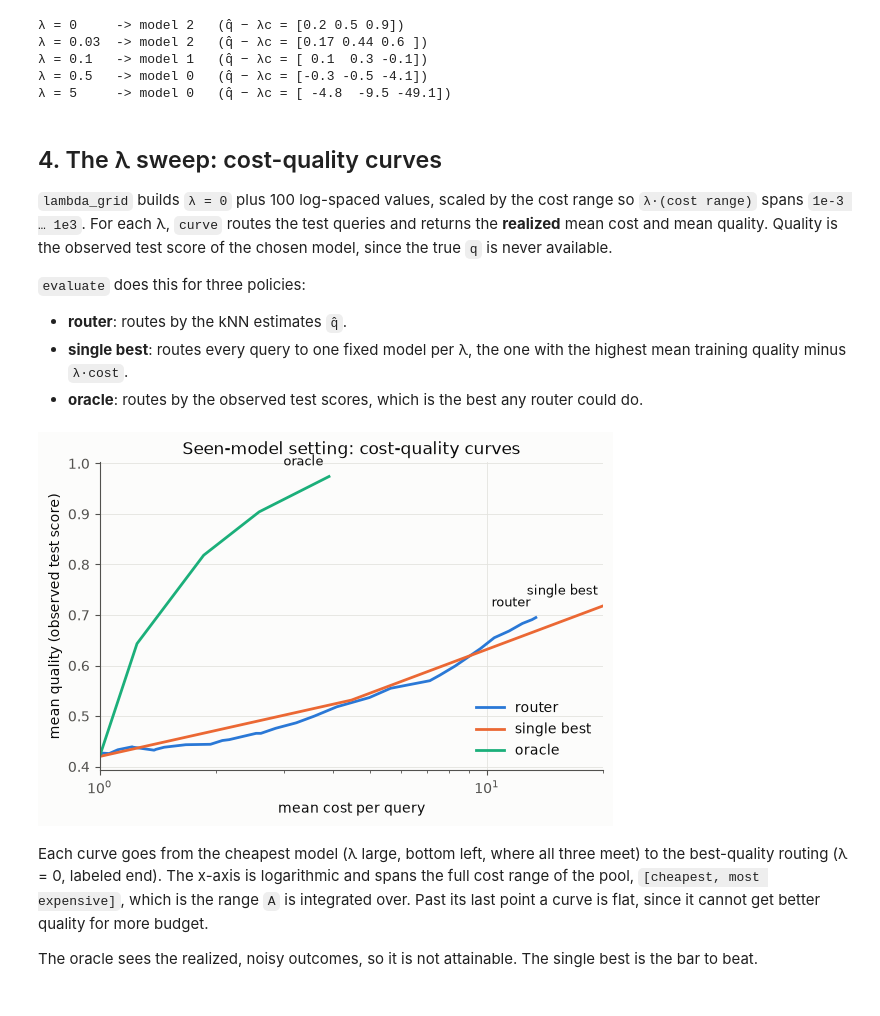
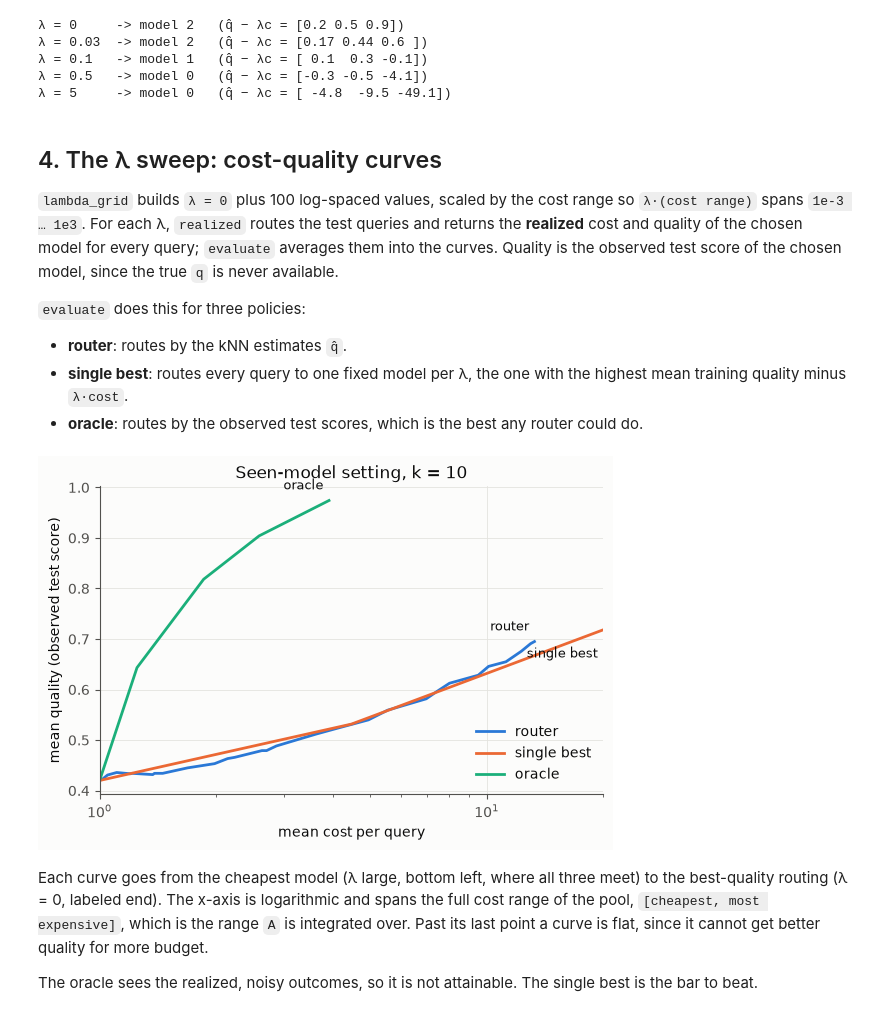
Before and after one commit to mpodolinsky/query-representation-learning, a Jupyter notebook: michal-harness/walkthrough.ipynb, the cells around one changed output. Cells and saved outputs as stored; diff of their text form; code cells hidden in the pictures.

```diff
--- a/michal-harness/walkthrough.ipynb
+++ b/michal-harness/walkthrough.ipynb
@@ -16,7 +16,7 @@ import matplotlib.pyplot as plt
 import numpy as np
 from sklearn.neighbors import NearestNeighbors
 
-from router import area, curve, evaluate, knn_estimate, lambda_grid, route
+from router import area, evaluate, knn_estimate, lambda_grid, route
 from test_router import make_data  # needs pytest installed (it is in .venv)
 
 # plot style: validated categorical slots 1-3, thin lines, recessive grid
@@ -28,6 +28,20 @@ plt.rcParams.update({"figure.facecolor": SURFACE, "axes.facecolor": SURFACE, "ax
                      "grid.color": "#e4e3df", "grid.linewidth": 0.6, "lines.linewidth": 2,
                      "figure.figsize": (6.5, 4)})
 
+
+def plot_curves(res, title):
+    # cost-quality curves of the router, the single best and the oracle returned by `evaluate`
+    fig, ax = plt.subplots()
+    for name, c in res["curves"].items():
+        ax.plot(c[:, 0], c[:, 1], color=SERIES[name], label=name.replace("_", " "))
+        ax.annotate(name.replace("_", " "), c[0], xytext=(-4, -20 if name == "single_best" else 8),
+                    textcoords="offset points", color=INK, fontsize=9, ha="right")  # label the λ = 0 end
+    ax.set(xlabel="mean cost per query", ylabel="mean quality (observed test score)",
+           xscale="log", xlim=(data.cost.min(), data.cost.max()), title=title)
+    ax.legend(frameon=False, loc="lower right")
+    plt.show()
+
+
 data, fit = make_data()
 print(f"{len(data.queries)} queries, {len(data.models)} models, "
       f"{len(data.train)} train / {len(data.test)} test")
@@ -102,26 +116,17 @@ for lam in [0, 0.03, 0.1, 0.5, 5]:
 ## 4. The λ sweep: cost-quality curves
 
 `lambda_grid` builds `λ = 0` plus 100 log-spaced values, scaled by the cost range so `λ·(cost range)` spans `1e-3 … 1e3`.
-For each λ, `curve` routes the test queries and returns the **realized** mean cost and mean quality. Quality is the observed test score of the chosen model, since the true `q` is never available.
+For each λ, `realized` routes the test queries and returns the **realized** cost and quality of the chosen model for every query; `evaluate` averages them into the curves. Quality is the observed test score of the chosen model, since the true `q` is never available.
 
 `evaluate` does this for three policies:
 - **router**: routes by the kNN estimates `q̂`.
 - **single best**: routes every query to one fixed model per λ, the one with the highest mean training quality minus `λ·cost`.
 - **oracle**: routes by the observed test scores, which is the best any router could do.
-# %%
-res = evaluate(data, fit, k=10)
-
-fig, ax = plt.subplots()
-for name, c in res["curves"].items():
-    ax.plot(c[:, 0], c[:, 1], color=SERIES[name], label=name.replace("_", " "))
-    ax.annotate(name.replace("_", " "), c[0], xytext=(-4, 8), textcoords="offset points",
-                color=INK, fontsize=9, ha="right")  # label the λ = 0 end of each curve
-ax.set(xlabel="mean cost per query", ylabel="mean quality (observed test score)",
-       xscale="log", xlim=(data.cost.min(), data.cost.max()), title="Seen-model setting: cost-quality curves")
-ax.legend(frameon=False, loc="lower right")
-plt.show()
-# %% [output]
-[figure, removed]
+# %%
+res = evaluate(data, fit, k=10)
+plot_curves(res, "Seen-model setting, k = 10")
+# %% [output]
+[figure, added]
 # %% [markdown]
 Each curve goes from the cheapest model (λ large, bottom left, where all three meet) to the best-quality routing (λ = 0, labeled end).
 The x-axis is logarithmic and spans the full cost range of the pool, `[cheapest, most expensive]`, which is the range `A` is integrated over. Past its last point a curve is flat, since it cannot get better quality for more budget.
```
Also changed, not shown: parts of 12 cells of this notebook, 4 other files.
